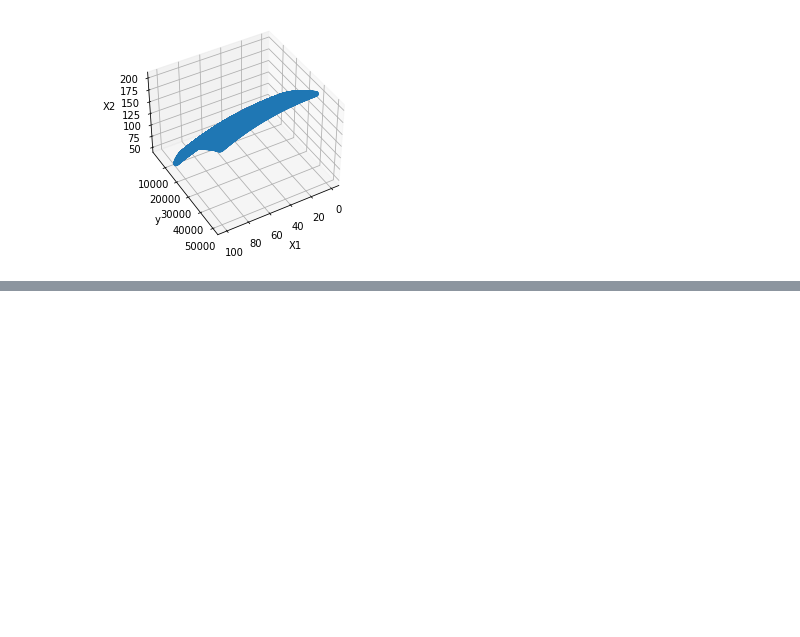
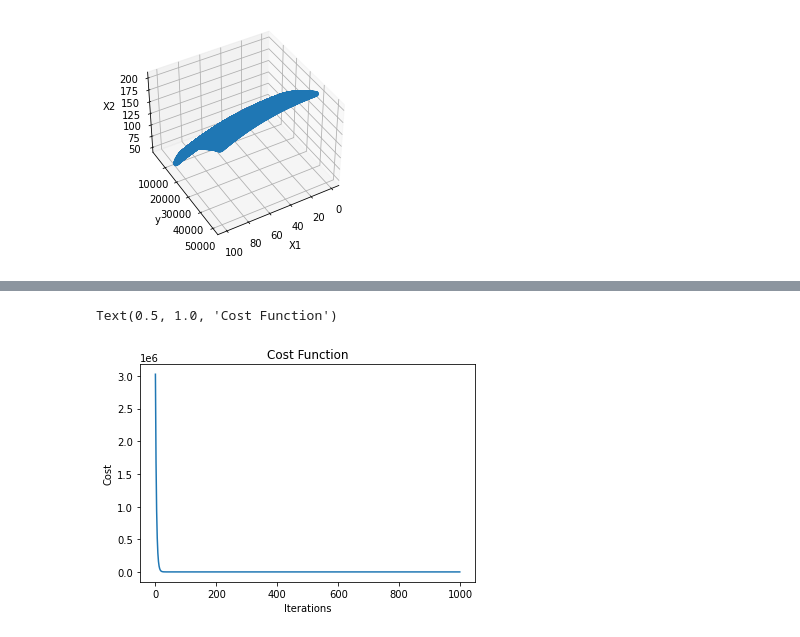
Before and after one commit to Elguetajj/regularized-linear-regression, a Jupyter notebook: Untitled.ipynb, the cells around one changed output, grey strips where cells are left out. Drawn from its saved outputs; the diff is of its cells as text; code cells hidden in the pictures; blank space fills up the shorter version.

```diff
--- a/Untitled.ipynb
+++ b/Untitled.ipynb
@@ -16,3 +15,16 @@ def linear_cost_gradient(X,y,theta):
+# %%
+def transform(X,degree):
+    m,n = X.shape
+    X_transformed = np.ones(m).reshape(m,1)
+    for i in range(n):
+        for j in range(1,degree+1):
+            X_transformed = np.hstack(
+                (
+                    X_transformed,
+                    (np.copy(X[:,i])**j).reshape(m,1)
+                )
+            )
+    return X_transformed
 # %%
 def gradient_descent(
     X,
@@ -22,8 +34,9 @@ def gradient_descent(
     cost_function_gradient,
     learning_rate=0.01,
     threshold=0.001,
-    max_iter=10000
+    max_iter=1000
 ):
+
     theta=theta_0
     iteration = 0
     costs=[]
@@ -37,6 +110,6 @@ def gradient_descent(
 # %%
 data = np.genfromtxt('./data/dat.csv', delimiter=',')
-X = data[:,0:2]
+x = data[:,0:2]
 y = data[:,2]
 # %%
 ax = plt.axes(projection='3d')
@@ -50,2 +123,5 @@ for i in range(0,90,30):
 # %% [output]
 [figure]
+# %%
+X = transform(np.copy(x),2)
+X
@@ -51,0 +142,23 @@ for i in range(0,90,30):
+# %%
+m, n = X.shape
+theta_0 = np.random.rand(n,1)
+
+theta, costs = gradient_descent(
+    X[0:1000,:],
+    y[1000],
+    theta_0,
+    linear_cost,
+    linear_cost_gradient,
+    learning_rate=0.0000001,
+    threshold=0.01,
+    max_iter=1000
+)
+
+
+plt.plot(costs[:])
+plt.xlabel('Iterations')
+plt.ylabel('Cost')
+plt.title('Cost Function')
+# %% [output]
+Text(0.5, 1.0, 'Cost Function')
+[figure, added]
```
Also changed, not shown: parts of 8 cells of this notebook, 3 other files.
